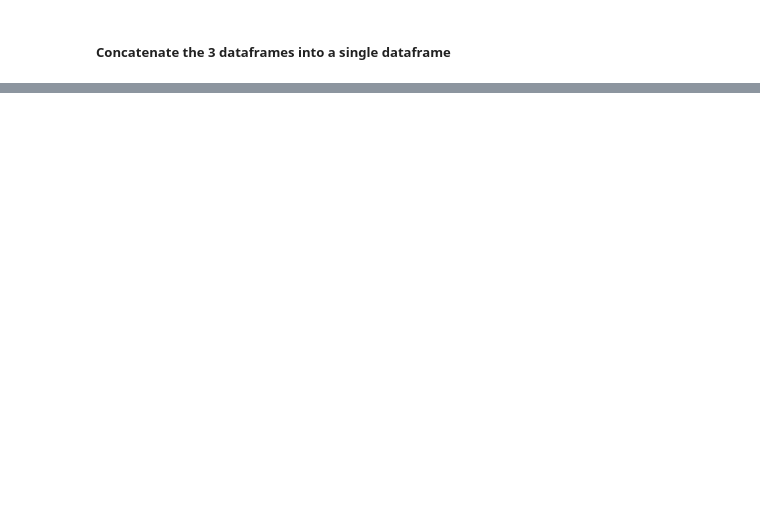
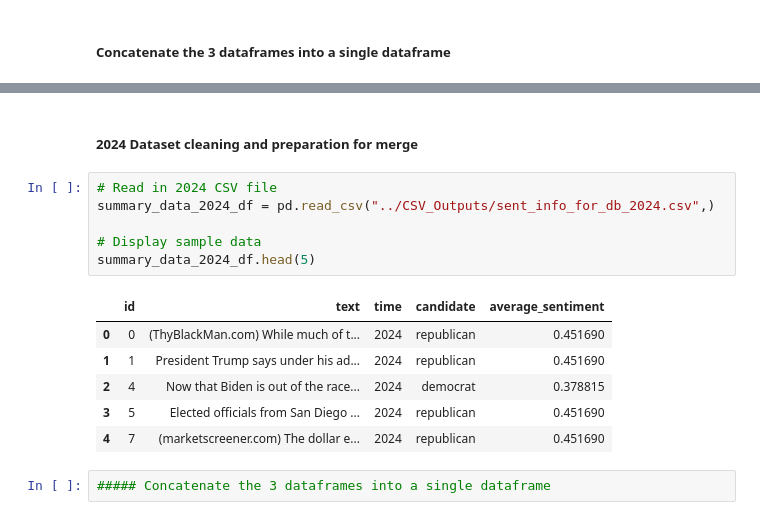
Before and after one commit to azmedtech/Election_Prediction_Project_4, a Jupyter notebook: Sentiment_Analysis/Combined_Data_2016_2020_2024.ipynb, the cells around one changed output, grey strips where cells are left out. Saved outputs shown, nothing was run; the diff lists cells and outputs as text; blank space fills up the shorter version.

```diff
--- a/Sentiment_Analysis/Combined_Data_2016_2020_2024.ipynb
+++ b/Sentiment_Analysis/Combined_Data_2016_2020_2024.ipynb
@@ -239,0 +275,17 @@ Total rows in combined DataFrame: 258793
+# %% [markdown]
+##### 2024 Dataset cleaning and preparation for merge
+# %%
+# Read in 2024 CSV file
+summary_data_2024_df = pd.read_csv("../CSV_Outputs/sent_info_for_db_2024.csv",)
+
+# Display sample data
+summary_data_2024_df.head(5)
+# %% [output]
+|  | id | text | time | candidate | average_sentiment |
+| 0 | 0 | (ThyBlackMan.com) While much of t... | 2024 | republican | 0.451690 |
+| 1 | 1 | President Trump says under his ad... | 2024 | republican | 0.451690 |
+| 2 | 4 | Now that Biden is out of the race... | 2024 | democrat | 0.378815 |
+| 3 | 5 | Elected officials from San Diego ... | 2024 | republican | 0.451690 |
+| 4 | 7 | (marketscreener.com) The dollar e... | 2024 | republican | 0.451690 |
+# %%
+##### Concatenate the 3 dataframes into a single dataframe
```
Also changed, not shown: parts of 7 cells of this notebook, 10 other files.
